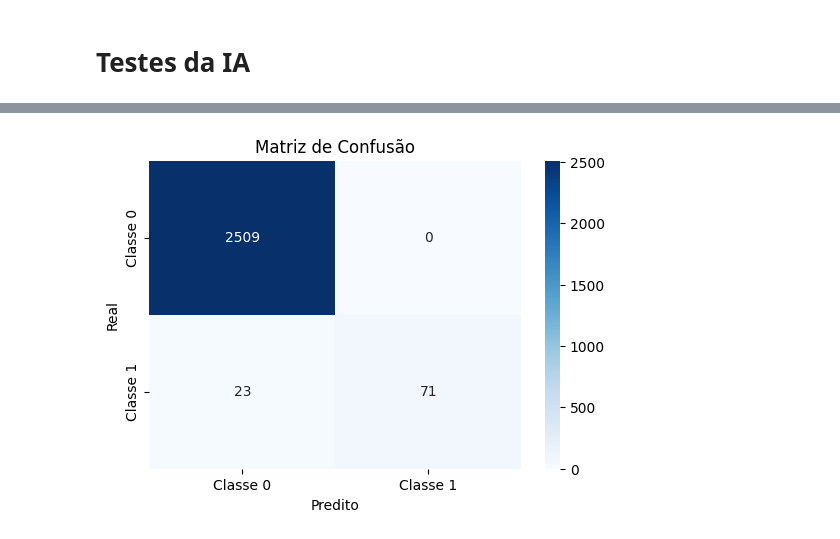
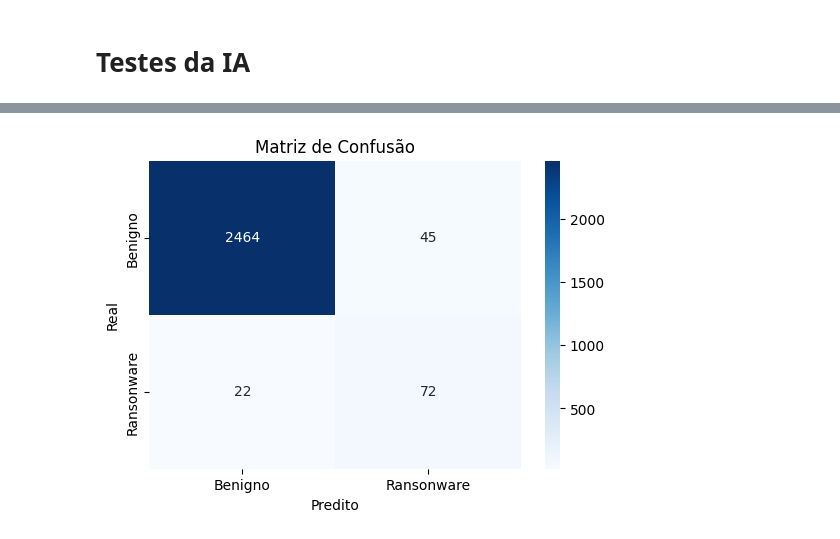
Before and after one commit to ViniCarvalho71/RansonwareData, a Jupyter notebook: Train/train_v2.ipynb, the cells around one changed output, grey strips where cells are left out. Cells and saved outputs as stored; diff of their text form; code cells hidden in the pictures.

```diff
--- a/Train/train_v2.ipynb
+++ b/Train/train_v2.ipynb
@@ -65,6 +66,2 @@ for col in X.columns:
-# %%
-X = X.fillna(0)
-# %%
-X = pd.get_dummies(X, columns=['Image'])
 # %%
 import joblib
@@ -85,10 +126,39 @@ Preprocessor salvo
 # %%
-rf = RandomForestClassifier(n_estimators=100, random_state=42, class_weight='balanced', n_jobs=-1)
+from sklearn.ensemble import RandomForestClassifier
+from sklearn.model_selection import train_test_split
 
-X_train, X_test, y_train, y_test = train_test_split(X_encoded, y, test_size=0.2, stratify=y)
+# =====================================
+# TRAIN / TEST SPLIT
+# =====================================
+X_train, X_test, y_train, y_test = train_test_split(
+    X_processed,
+    y,
+    test_size=0.2,
+    stratify=y,
+    random_state=42
+)
 
-joblib.dump(X_train.columns.tolist(), 'feature_columns.joblib')
+# =====================================
+# SAVE FEATURE COLUMNS
+# =====================================
+joblib.dump(
+    X_train.columns.tolist(),
+    'feature_columns.joblib'
+)
 
+# =====================================
+# MODEL
+# =====================================
+rf = RandomForestClassifier(
+    n_estimators=100,
+    random_state=42,
+    class_weight='balanced',
+    n_jobs=-1
+)
+
+# =====================================
+# TRAIN
+# =====================================
 rf.fit(X_train, y_train)
 # %% [output]
 RandomForestClassifier(class_weight='balanced', n_jobs=-1, random_state=42)
@@ -190,32 +193,32 @@ plt.show()
 # %%
 import seaborn as sns
 import matplotlib.pyplot as plt
 from sklearn.metrics import confusion_matrix
 
 prob = rf.predict_proba(X_test)[:, 1]
 
-threshold = 0.53
+threshold = 0.3
 
 y_pred = (prob >= threshold).astype(int)
 # gerar matriz de confusão
 cm = confusion_matrix(y_test, y_pred)
 
 # criar figura
 plt.figure(figsize=(6, 4))
 
 # plot com seaborn
 sns.heatmap(cm, annot=True, fmt='d', cmap='Blues',
-            xticklabels=['Classe 0', 'Classe 1'],
-            yticklabels=['Classe 0', 'Classe 1'])
+            xticklabels=['Benigno', 'Ransonware'],
+            yticklabels=['Benigno', 'Ransonware'])
 
 # títulos e labels
 plt.title('Matriz de Confusão')
 plt.xlabel('Predito')
 plt.ylabel('Real')
 
 plt.show()
 # %% [output]
-[figure, old version]
+[figure, new version]
 # %%
 X_test[:5000]
 # %% [output]
```
Also changed, not shown: parts of 15 cells of this notebook, 6 other files.
